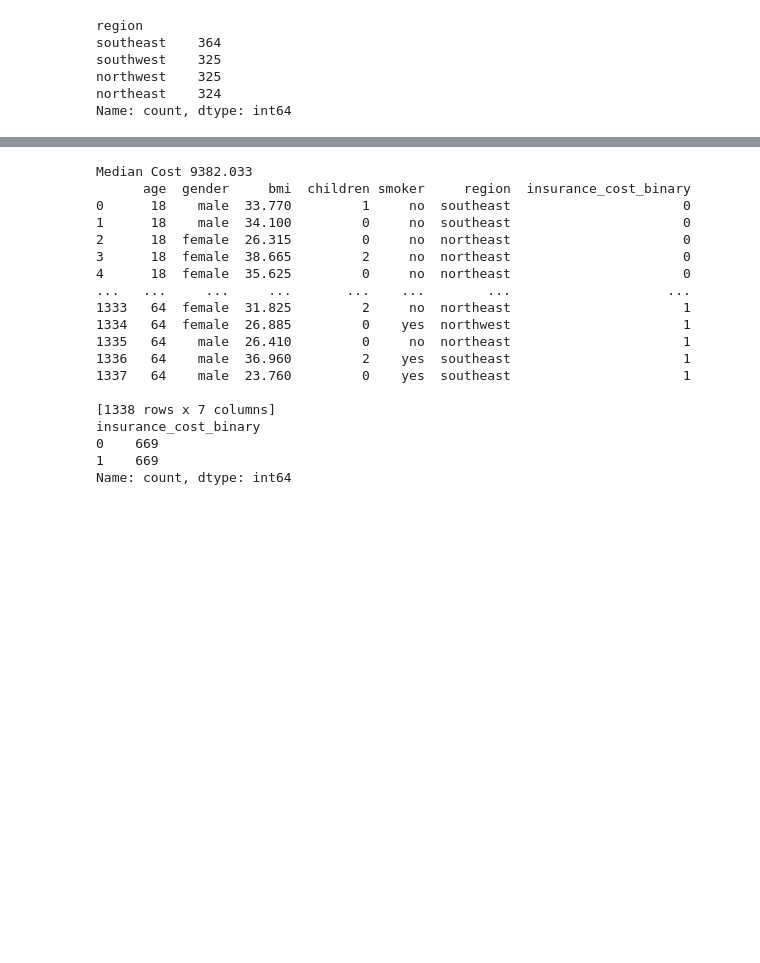
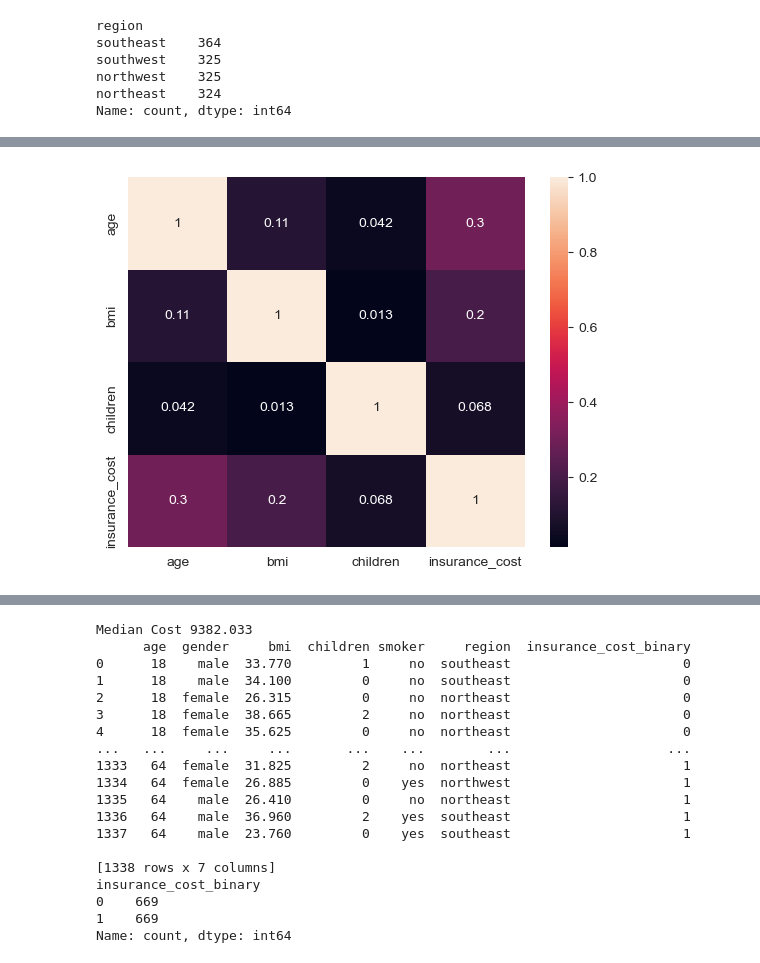
Before and after one commit to qaz73/ULAssignment-3, a Jupyter notebook: etivity3_classification.ipynb, the cells around one changed output, grey strips where cells are left out. Cells and saved outputs as stored; diff of their text form; code cells hidden in the pictures; blank space fills up the shorter version.

```diff
--- a/etivity3_classification.ipynb
+++ b/etivity3_classification.ipynb
@@ -163,0 +178,7 @@ plt.show()
+# %%
+#create correlation matrix of the numeric fields
+df_for_heatmap = df.select_dtypes(include=['number'])
+
+sns.heatmap(df_for_heatmap.corr(), annot=True);
+# %% [output]
+[figure, added]
```
Also changed, not shown: parts of 31 cells of this notebook.
